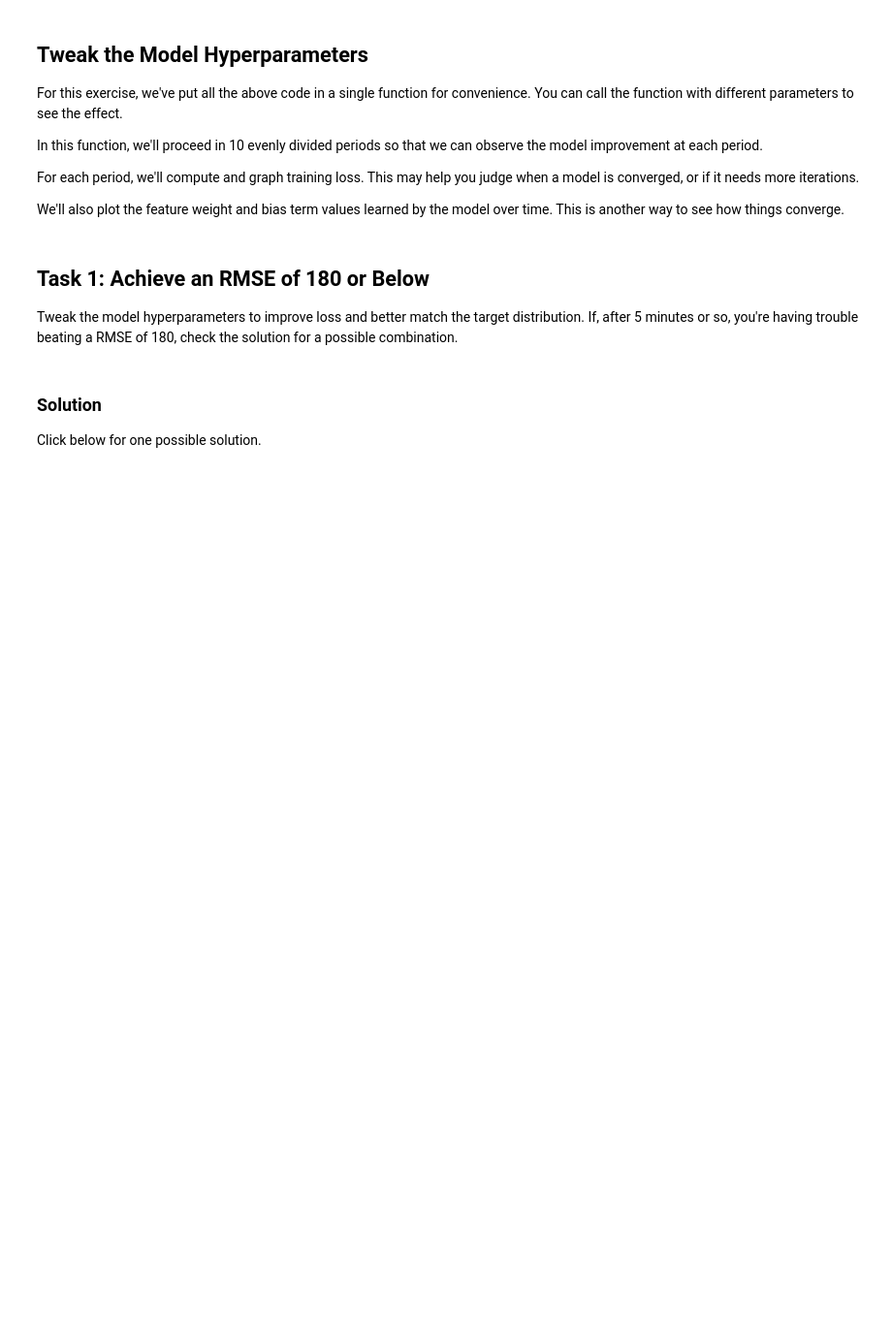
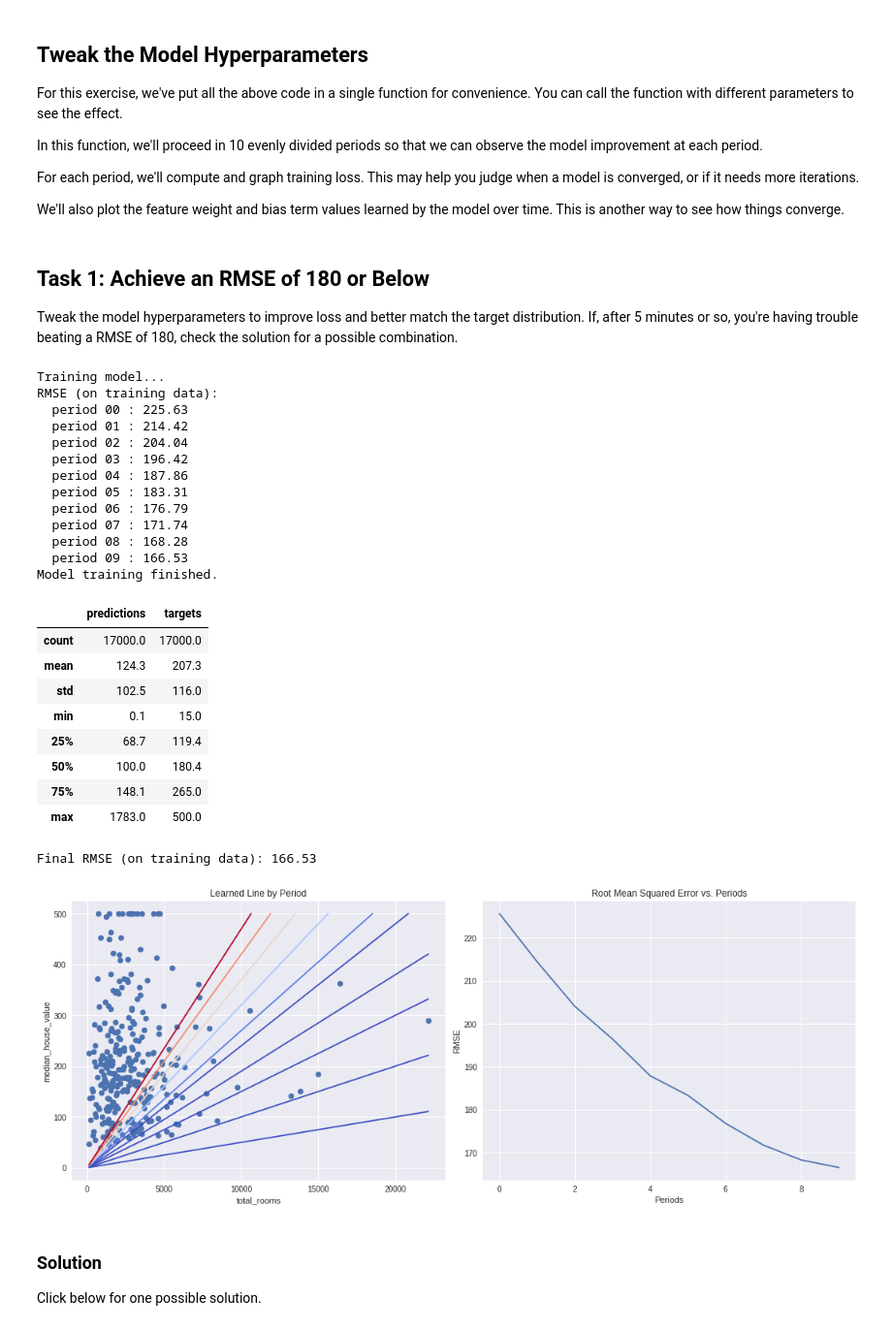
Before and after one commit to onlyphantom/googlecc, a Jupyter notebook: first_steps_with_tensor_flow.ipynb, the cells around one changed output. Shown: that part at 97% size. Drawn from its saved outputs; the diff is of its cells as text; code cells hidden in the pictures; blank space fills up the shorter version.

```diff
--- a/first_steps_with_tensor_flow.ipynb
+++ b/first_steps_with_tensor_flow.ipynb
@@ -425,10 +450,35 @@ Tweak the model hyperparameters to improve loss and better match the target dist
 If, after 5 minutes or so, you're having trouble beating a RMSE of 180, check the solution for a possible combination.
 # %%
 train_model(
-    learning_rate=0.00001,
+    learning_rate=0.0001,
     steps=100,
     batch_size=1
 )
+# %% [output]
+Training model...
+RMSE (on training data):
+  period 00 : 225.63
+  period 01 : 214.42
+  period 02 : 204.04
+  period 03 : 196.42
+  period 04 : 187.86
+  period 05 : 183.31
+  period 06 : 176.79
+  period 07 : 171.74
+  period 08 : 168.28
+  period 09 : 166.53
+Model training finished.
+|  | predictions | targets |
+| count | 17000.0 | 17000.0 |
+| mean | 124.3 | 207.3 |
+| std | 102.5 | 116.0 |
+| min | 0.1 | 15.0 |
+| 25% | 68.7 | 119.4 |
+| 50% | 100.0 | 180.4 |
+| 75% | 148.1 | 265.0 |
+| max | 1783.0 | 500.0 |
+Final RMSE (on training data): 166.53
+[figure, added]
 # %% [markdown]
 ### Solution
 
```
Also changed, not shown: parts of 12 cells of this notebook.
